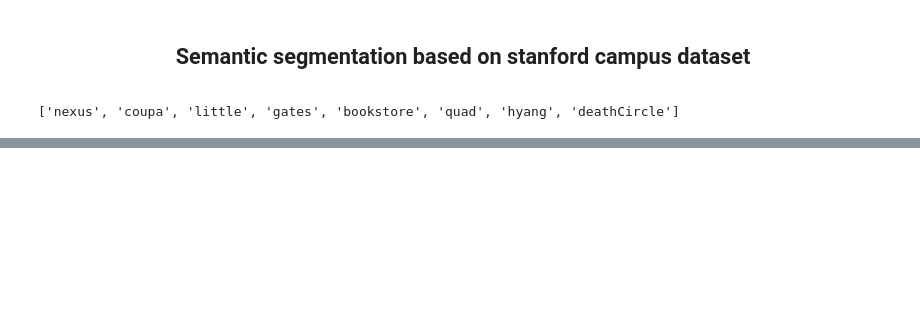
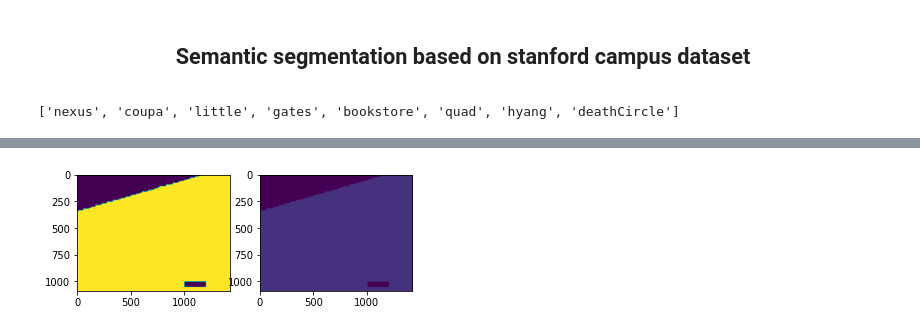
Before and after one commit to MZHI/stanford_drone_dataset_to_semantic_task, a Jupyter notebook: data_exploration.ipynb, the cells around one changed output, grey strips where cells are left out. Cells and saved outputs as stored; diff of their text form; code cells hidden in the pictures; blank space fills up the shorter version.

```diff
--- a/data_exploration.ipynb
+++ b/data_exploration.ipynb
@@ -51,0 +56,3 @@ plt.show()
+# %%
+def to_binary(img, threshold):
+    return np.select([img < threshold, img >= threshold], [np.zeros_like(img), np.ones_like(img)])
@@ -51,0 +63,18 @@ plt.show()
+# %%
+img = first_frame.sum(axis=2)
+img = to_binary(img, 1)
+img[1000:1050, 1000:1200] = 0
+
+image_threshold = 1
+label_array, n_features =  ndimage.label(img>=image_threshold)
+
+
+# Plot the resulting shapes
+import pylab as plt
+plt.subplot(121)
+plt.imshow(img)
+plt.subplot(122)
+plt.imshow(label_array)
+plt.show()
+# %% [output]
+[figure, added]
```
Also changed, not shown: parts of 5 cells of this notebook, 1 other file.
